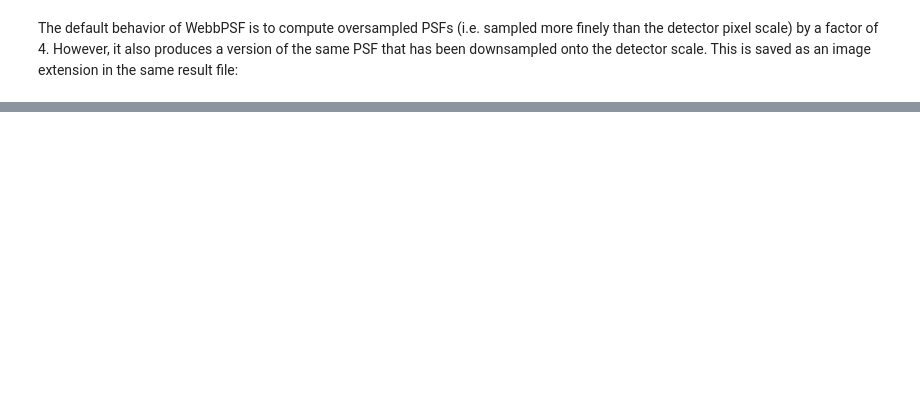
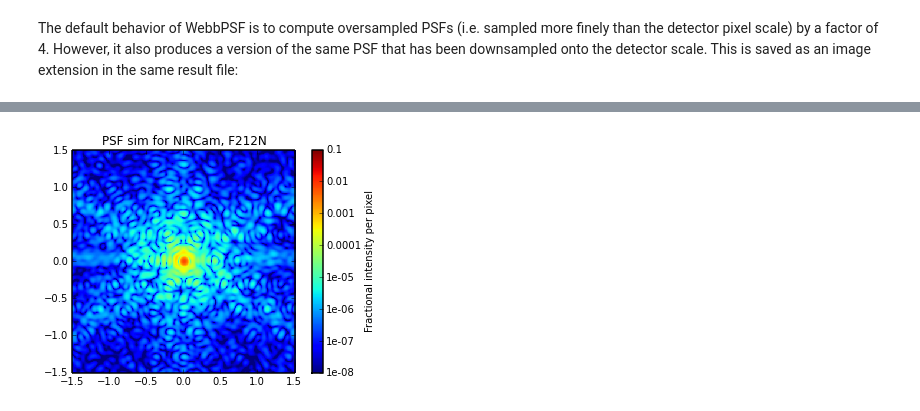
Before and after one commit to spacetelescope/webbpsf, a Jupyter notebook: WebbPSF_tutorial.ipynb, the cells around one changed output, grey strips where cells are left out. Drawn from its saved outputs; the diff is of its cells as text; code cells hidden in the pictures; blank space fills up the shorter version.

```diff
--- a/WebbPSF_tutorial.ipynb
+++ b/WebbPSF_tutorial.ipynb
@@ -56,0 +86,6 @@ webbpsf.display_PSF(psf,ext=1)
+# %%
+nc.filter='F212N'
+psf212 = nc.calcPSF(fov_arcsec=3)
+webbpsf.display_PSF(psf212)
+# %% [output]
+[figure, added]
```
Also changed, not shown: parts of 17 cells of this notebook, 1 other file.
